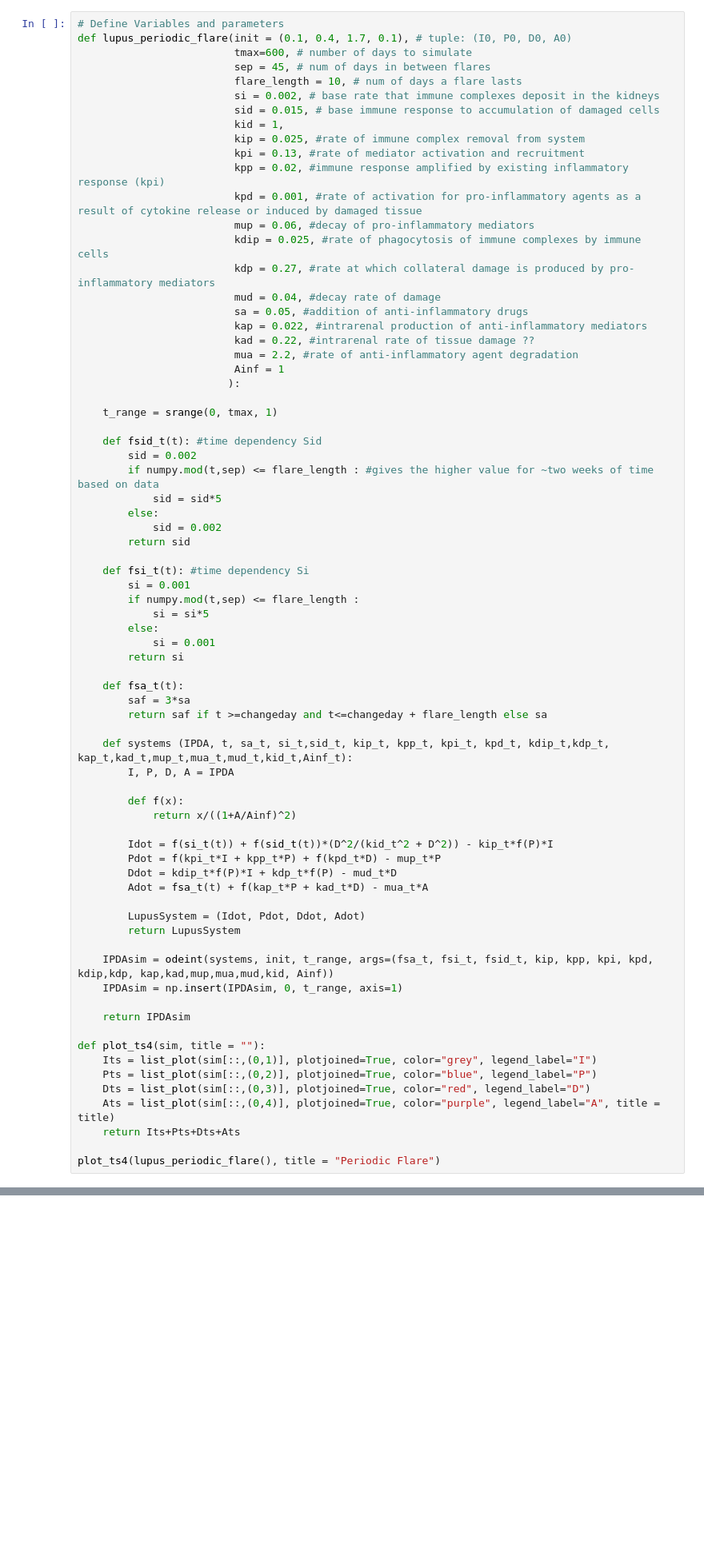
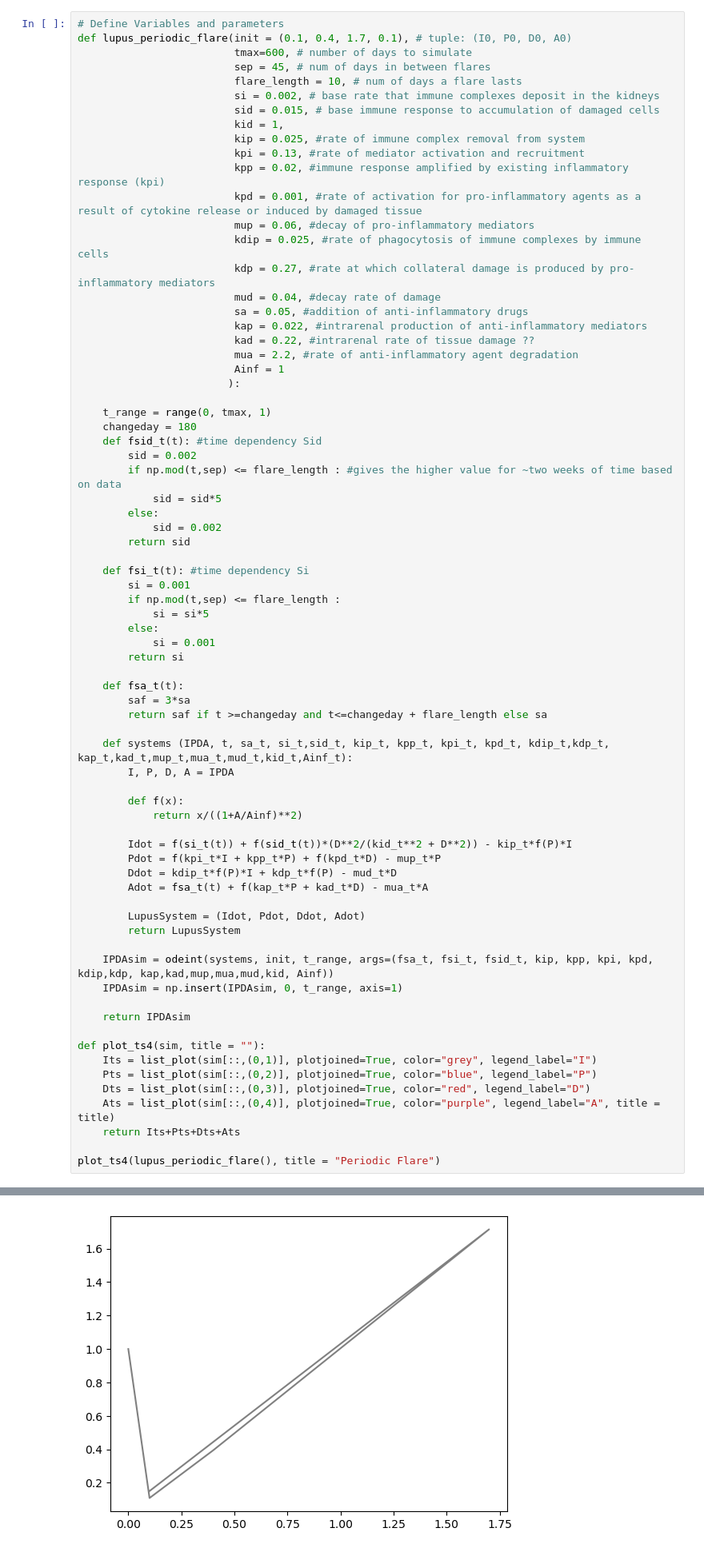
Before and after one commit to pascoesean/lupus-model, a Jupyter notebook: mathematical_model_hannah.ipynb, the cells around one changed output, grey strips where cells are left out. Shown: that part at 80% size. Cells and saved outputs as stored; diff of their text form; blank space fills up the shorter version.

```diff
--- a/mathematical_model_hannah.ipynb
+++ b/mathematical_model_hannah.ipynb
@@ -25,11 +28,11 @@ def lupus_periodic_flare(init = (0.1, 0.4, 1.7, 0.1), # tuple: (I0, P0, D0, A0)
                          Ainf = 1
                         ):
 
-    t_range = srange(0, tmax, 1)
-
+    t_range = range(0, tmax, 1)
+    changeday = 180
     def fsid_t(t): #time dependency Sid
         sid = 0.002
-        if numpy.mod(t,sep) <= flare_length : #gives the higher value for ~two weeks of time based on data
+        if np.mod(t,sep) <= flare_length : #gives the higher value for ~two weeks of time based on data
             sid = sid*5
         else:
             sid = 0.002
@@ -37,7 +40,7 @@ def lupus_periodic_flare(init = (0.1, 0.4, 1.7, 0.1), # tuple: (I0, P0, D0, A0)
 
     def fsi_t(t): #time dependency Si
         si = 0.001
-        if numpy.mod(t,sep) <= flare_length :
+        if np.mod(t,sep) <= flare_length :
             si = si*5
         else:
             si = 0.001
@@ -51,9 +54,9 @@ def lupus_periodic_flare(init = (0.1, 0.4, 1.7, 0.1), # tuple: (I0, P0, D0, A0)
         I, P, D, A = IPDA
 
         def f(x):
-            return x/((1+A/Ainf)^2)
+            return x/((1+A/Ainf)**2)
 
-        Idot = f(si_t(t)) + f(sid_t(t))*(D^2/(kid_t^2 + D^2)) - kip_t*f(P)*I
+        Idot = f(si_t(t)) + f(sid_t(t))*(D**2/(kid_t**2 + D**2)) - kip_t*f(P)*I
         Pdot = f(kpi_t*I + kpp_t*P) + f(kpd_t*D) - mup_t*P
         Ddot = kdip_t*f(P)*I + kdp_t*f(P) - mud_t*D
         Adot = fsa_t(t) + f(kap_t*P + kad_t*D) - mua_t*A
@@ -79,3 +82,4 @@ NameError: name 'srange' is not defined
+[figure, added]
 # %% [markdown]
 Reproducing original data on Patient 416 using time-varying si, sid, sa:
 # %%
```
Also changed, not shown: parts of 3 cells of this notebook.
